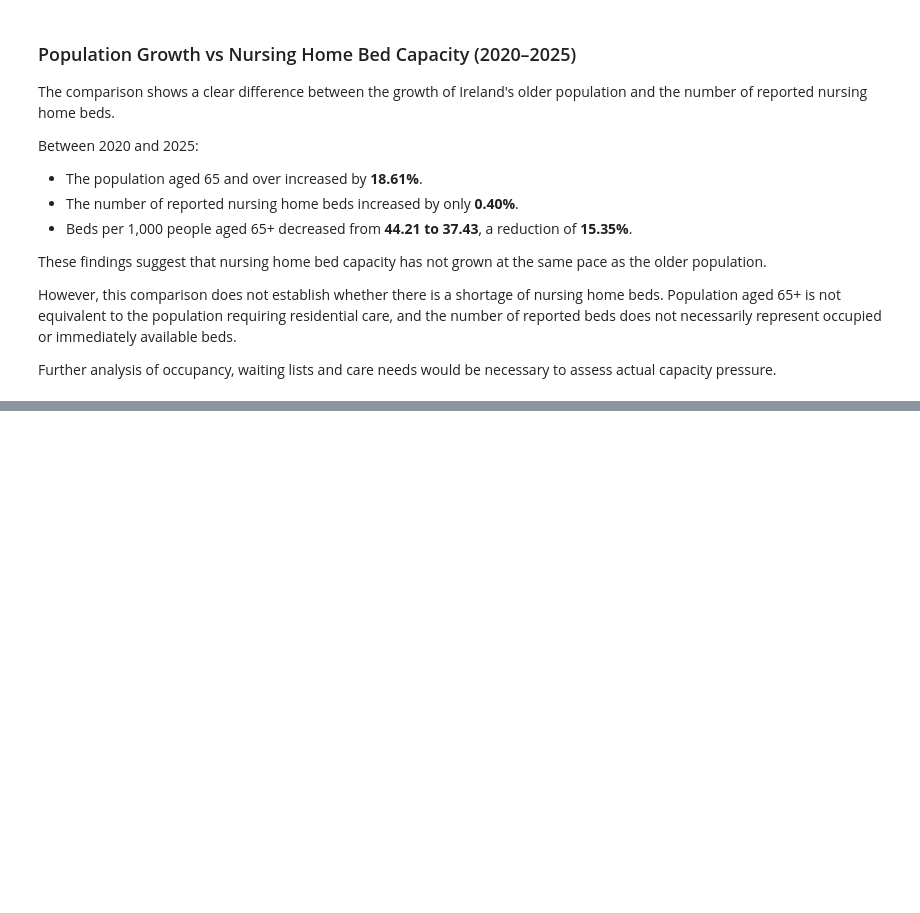
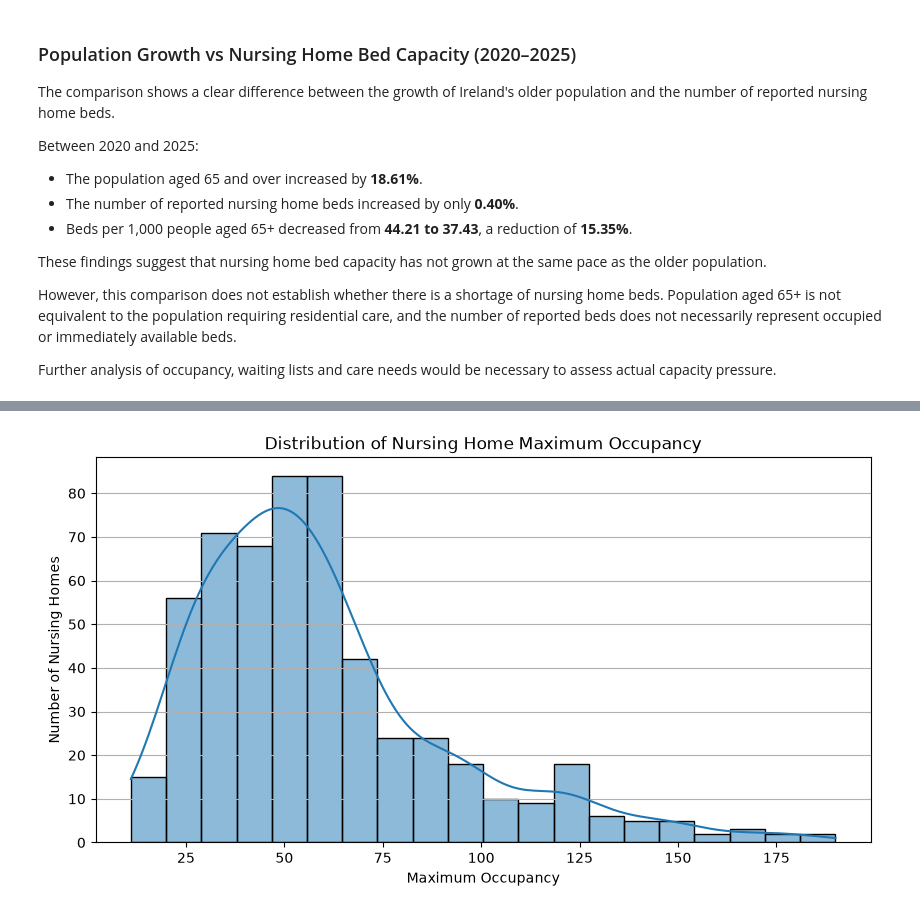
Before and after one commit to thaisCrtn/healthcare-operations-intelligence-ireland, a Jupyter notebook: notebooks/03_nursing_home_operations.ipynb, the cells around one changed output, grey strips where cells are left out. Saved outputs shown, nothing was run; the diff lists cells and outputs as text; code cells hidden in the pictures; blank space fills up the shorter version.

Commit message:
Add nursing home capacity and population analysis

```diff
--- a/notebooks/03_nursing_home_operations.ipynb
+++ b/notebooks/03_nursing_home_operations.ipynb
@@ -615,0 +711,9 @@ Further analysis of occupancy, waiting lists and care needs would be necessary t
+# %%
+df_nursing_homes.columns = (
+    df_nursing_homes.columns
+    .str.strip()
+    .str.lower()
+    .str.replace(' ', '_')
+)
+
+df_nursing_homes.columns
@@ -615,0 +745,11 @@ Further analysis of occupancy, waiting lists and care needs would be necessary t
+# %%
+date_columns = ['registration_date', 'registration_expiry_date']
+
+for column in date_columns:
+    df_nursing_homes[column] = pd.to_datetime(
+        df_nursing_homes[column],
+        format='%d-%m-%Y',
+        errors='coerce'
+    )
+
+df_nursing_homes[date_columns].dtypes
@@ -615,0 +798,18 @@ Further analysis of occupancy, waiting lists and care needs would be necessary t
+# %%
+plt.figure(figsize=(10,5))
+
+sns.histplot(
+    data=df_nursing_homes,
+    x='maximum_occupancy',
+    bins=20,
+    kde=True
+)
+
+plt.title('Distribution of Nursing Home Maximum Occupancy')
+plt.xlabel('Maximum Occupancy')
+plt.ylabel('Number of Nursing Homes')
+plt.grid(axis='y')
+
+plt.show()
+# %% [output]
+[figure, added]
```
Also changed, not shown: parts of 67 cells of this notebook.
